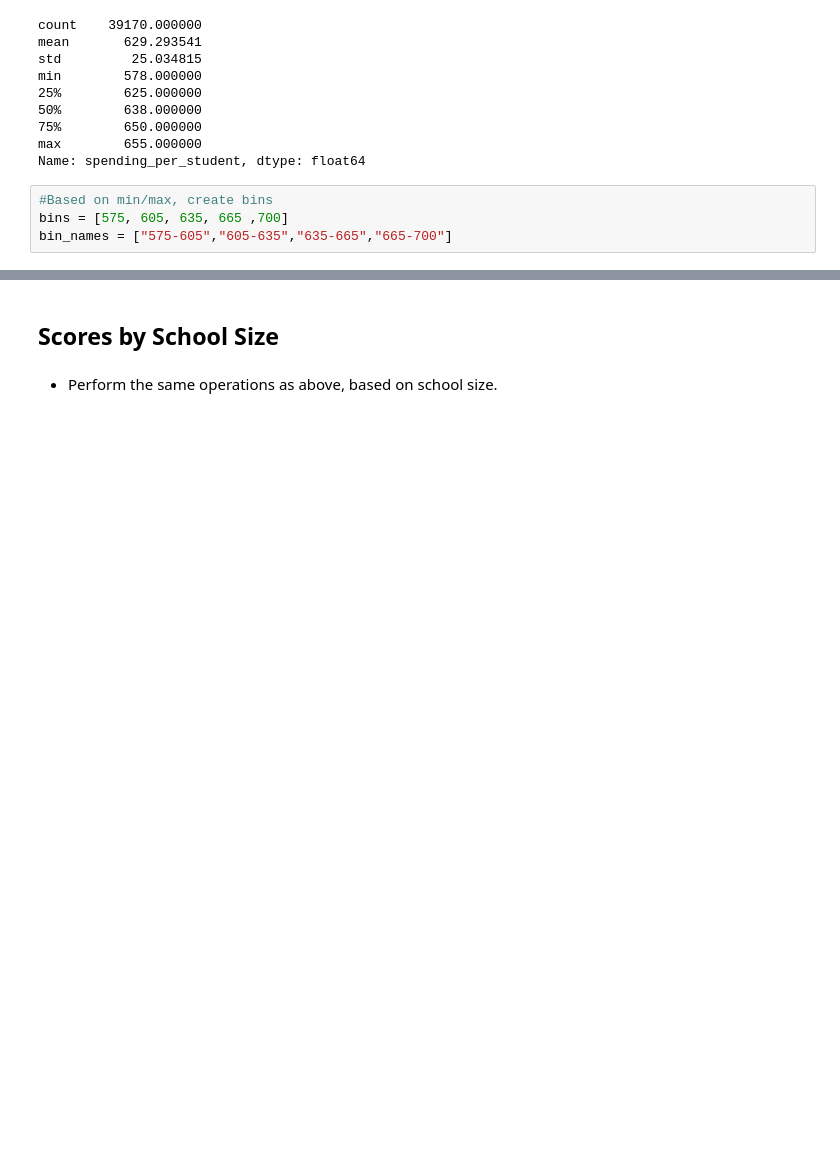
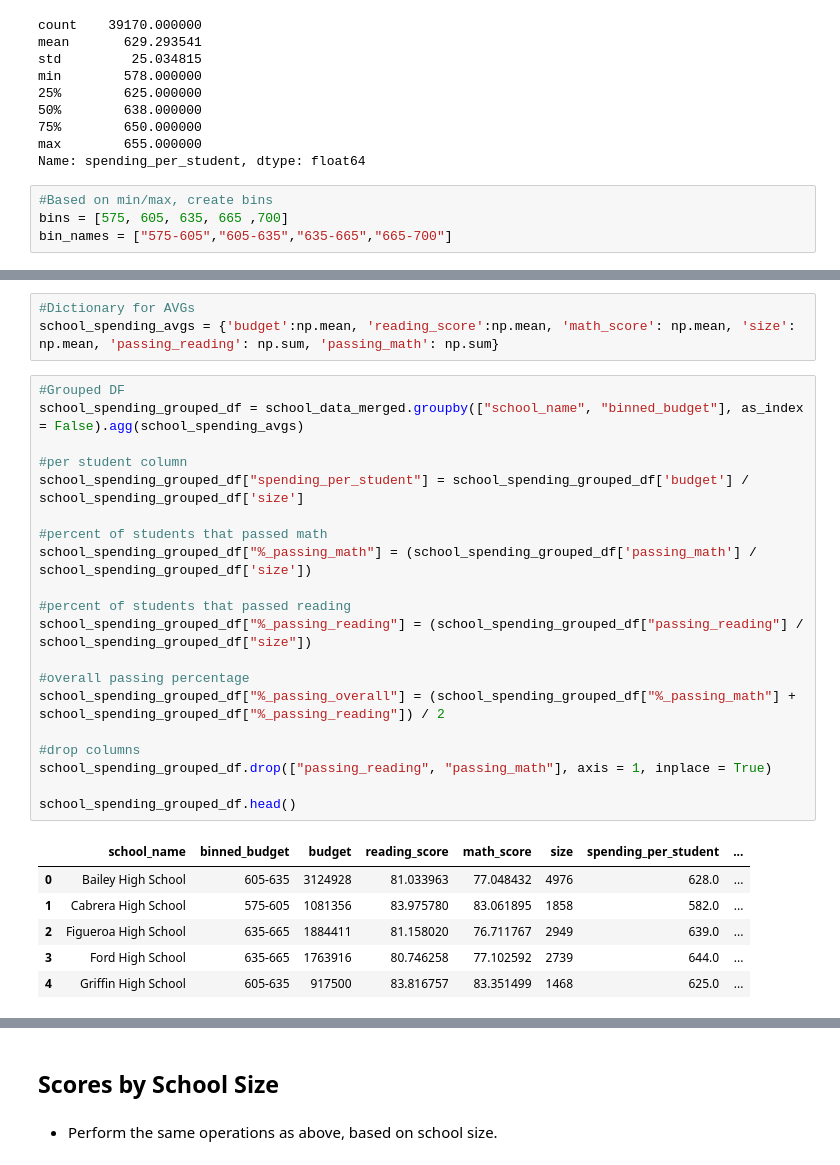
Before and after one commit to timhulak/academy_of_py, a Jupyter notebook: PyCitySchool.ipynb, the cells around one changed output, grey strips where cells are left out. Cells and saved outputs as stored; diff of their text form; blank space fills up the shorter version.

```diff
--- a/PyCitySchool.ipynb
+++ b/PyCitySchool.ipynb
@@ -413,0 +421,30 @@ school_data_merged.head()
+# %%
+#Dictionary for AVGs
+school_spending_avgs = {'budget':np.mean, 'reading_score':np.mean, 'math_score': np.mean, 'size': np.mean, 'passing_reading': np.sum, 'passing_math': np.sum}
+# %%
+#Grouped DF
+school_spending_grouped_df = school_data_merged.groupby(["school_name", "binned_budget"], as_index = False).agg(school_spending_avgs)
+
+#per student column
+school_spending_grouped_df["spending_per_student"] = school_spending_grouped_df['budget'] / school_spending_grouped_df['size']
+
+#percent of students that passed math
+school_spending_grouped_df["%_passing_math"] = (school_spending_grouped_df['passing_math'] / school_spending_grouped_df['size'])
+
+#percent of students that passed reading
+school_spending_grouped_df["%_passing_reading"] = (school_spending_grouped_df["passing_reading"] / school_spending_grouped_df["size"])
+
+#overall passing percentage
+school_spending_grouped_df["%_passing_overall"] = (school_spending_grouped_df["%_passing_math"] + school_spending_grouped_df["%_passing_reading"]) / 2
+
+#drop columns
+school_spending_grouped_df.drop(["passing_reading", "passing_math"], axis = 1, inplace = True)
+
+school_spending_grouped_df.head()
+# %% [output]
+|  | school_name | binned_budget | budget | reading_score | math_score | size | spending_per_student | ... |
+| 0 | Bailey High School | 605-635 | 3124928 | 81.033963 | 77.048432 | 4976 | 628.0 | ... |
+| 1 | Cabrera High School | 575-605 | 1081356 | 83.975780 | 83.061895 | 1858 | 582.0 | ... |
+| 2 | Figueroa High School | 635-665 | 1884411 | 81.158020 | 76.711767 | 2949 | 639.0 | ... |
+| 3 | Ford High School | 635-665 | 1763916 | 80.746258 | 77.102592 | 2739 | 644.0 | ... |
+| 4 | Griffin High School | 605-635 | 917500 | 83.816757 | 83.351499 | 1468 | 625.0 | ... |
```
Also changed, not shown: parts of 2 cells of this notebook.
